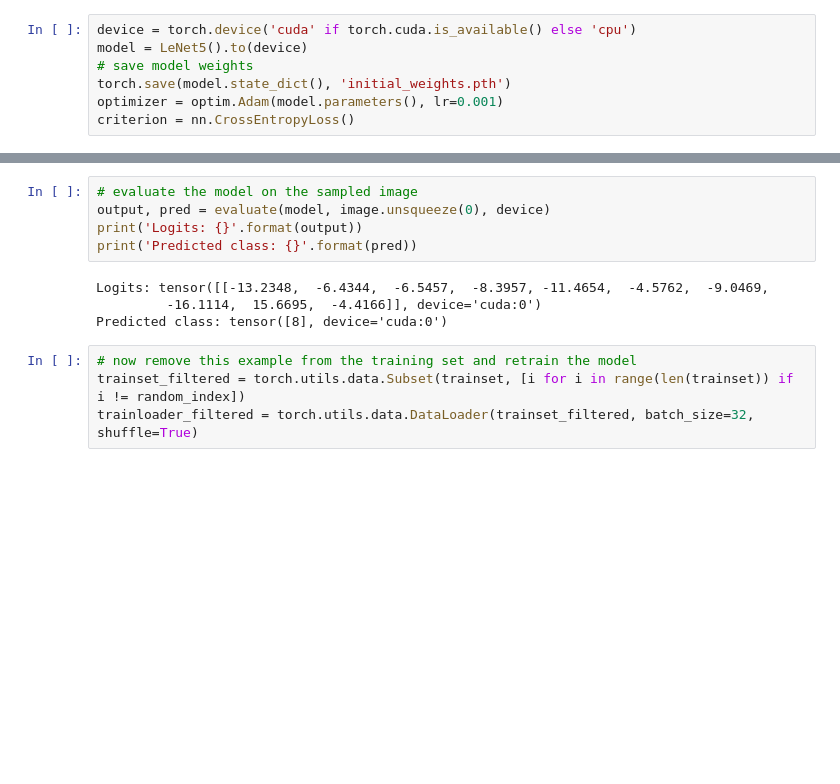
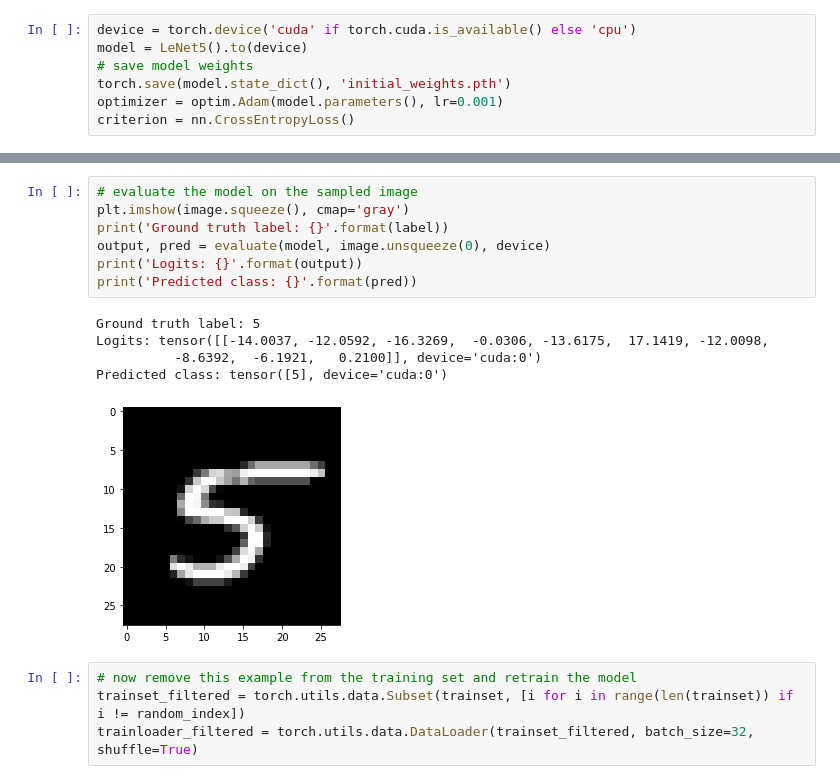
Before and after one commit to saeedzou/Machine-Unlearning, a Jupyter notebook: experiment.ipynb, the cells around one changed output, grey strips where cells are left out. Saved outputs shown, nothing was run; the diff lists cells and outputs as text; blank space fills up the shorter version.

```diff
--- a/experiment.ipynb
+++ b/experiment.ipynb
@@ -132,12 +150,16 @@ Epoch: 10, Train Loss: 0.0152, Train Acc: 0.9952, Test Loss: 0.0325, Test Acc: 0
 # %%
 # evaluate the model on the sampled image
+plt.imshow(image.squeeze(), cmap='gray')
+print('Ground truth label: {}'.format(label))
 output, pred = evaluate(model, image.unsqueeze(0), device)
 print('Logits: {}'.format(output))
 print('Predicted class: {}'.format(pred))
 # %% [output]
-Logits: tensor([[-13.2348,  -6.4344,  -6.5457,  -8.3957, -11.4654,  -4.5762,  -9.0469,
-         -16.1114,  15.6695,  -4.4166]], device='cuda:0')
-Predicted class: tensor([8], device='cuda:0')
+Ground truth label: 5
+Logits: tensor([[-14.0037, -12.0592, -16.3269,  -0.0306, -13.6175,  17.1419, -12.0098,
+          -8.6392,  -6.1921,   0.2100]], device='cuda:0')
+Predicted class: tensor([5], device='cuda:0')
+[figure, added]
 # %%
 # now remove this example from the training set and retrain the model
 trainset_filtered = torch.utils.data.Subset(trainset, [i for i in range(len(trainset)) if i != random_index])
```
Also changed, not shown: parts of 7 cells of this notebook.
